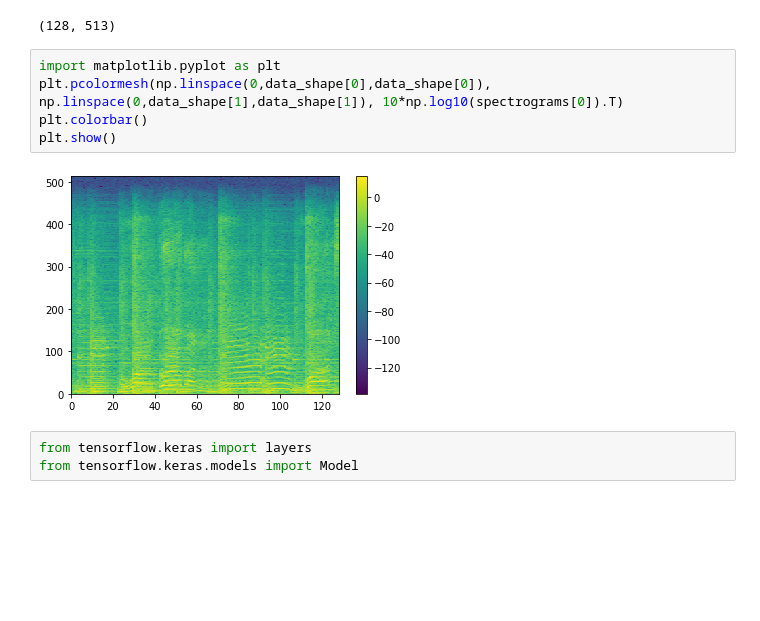
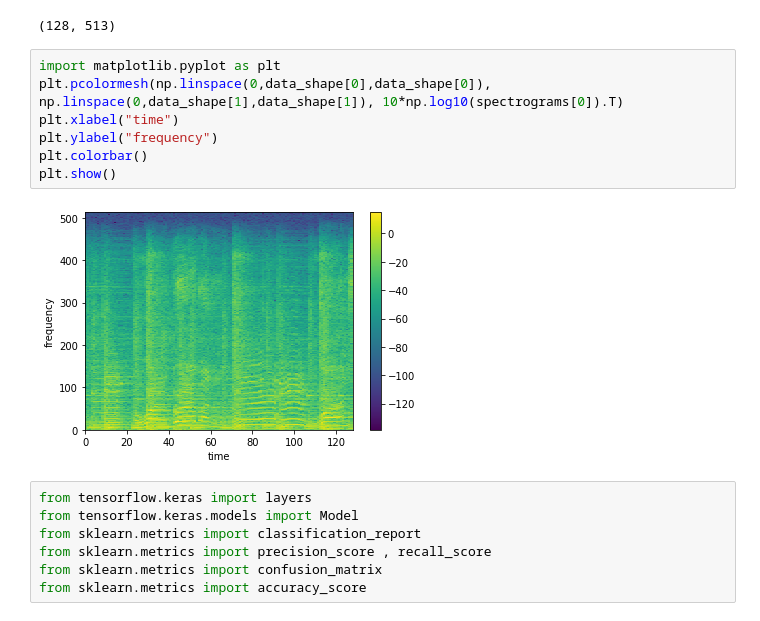
Before and after one commit to astralcai/music-genre-classification, a Jupyter notebook: attention_rnn_test.ipynb, the cells around one changed output. Drawn from its saved outputs; the diff is of its cells as text; blank space fills up the shorter version.

```diff
--- a/attention_rnn_test.ipynb
+++ b/attention_rnn_test.ipynb
@@ -22,10 +22,16 @@ print(data_shape)
 # %%
 import matplotlib.pyplot as plt
 plt.pcolormesh(np.linspace(0,data_shape[0],data_shape[0]), np.linspace(0,data_shape[1],data_shape[1]), 10*np.log10(spectrograms[0]).T)
+plt.xlabel("time")
+plt.ylabel("frequency")
 plt.colorbar()
 plt.show()
 # %% [output]
-[figure, old version]
+[figure, new version]
 # %%
 from tensorflow.keras import layers
 from tensorflow.keras.models import Model
+from sklearn.metrics import classification_report
+from sklearn.metrics import precision_score , recall_score
+from sklearn.metrics import confusion_matrix
+from sklearn.metrics import accuracy_score
```
Also changed, not shown: parts of 6 cells of this notebook.
